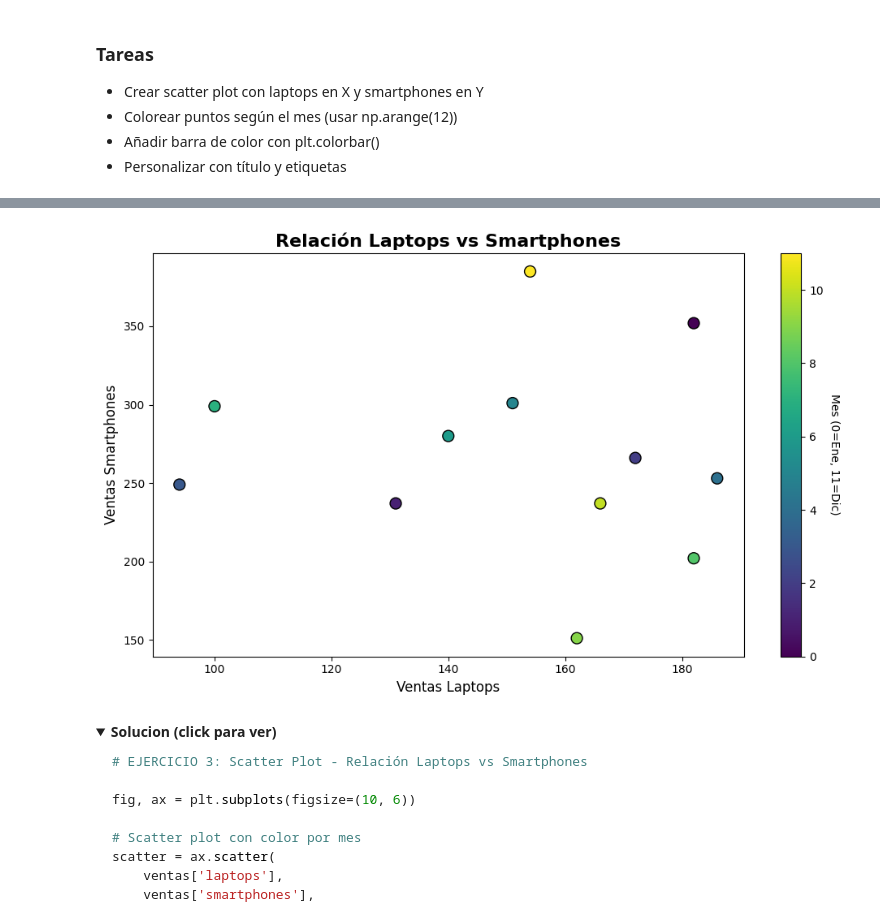
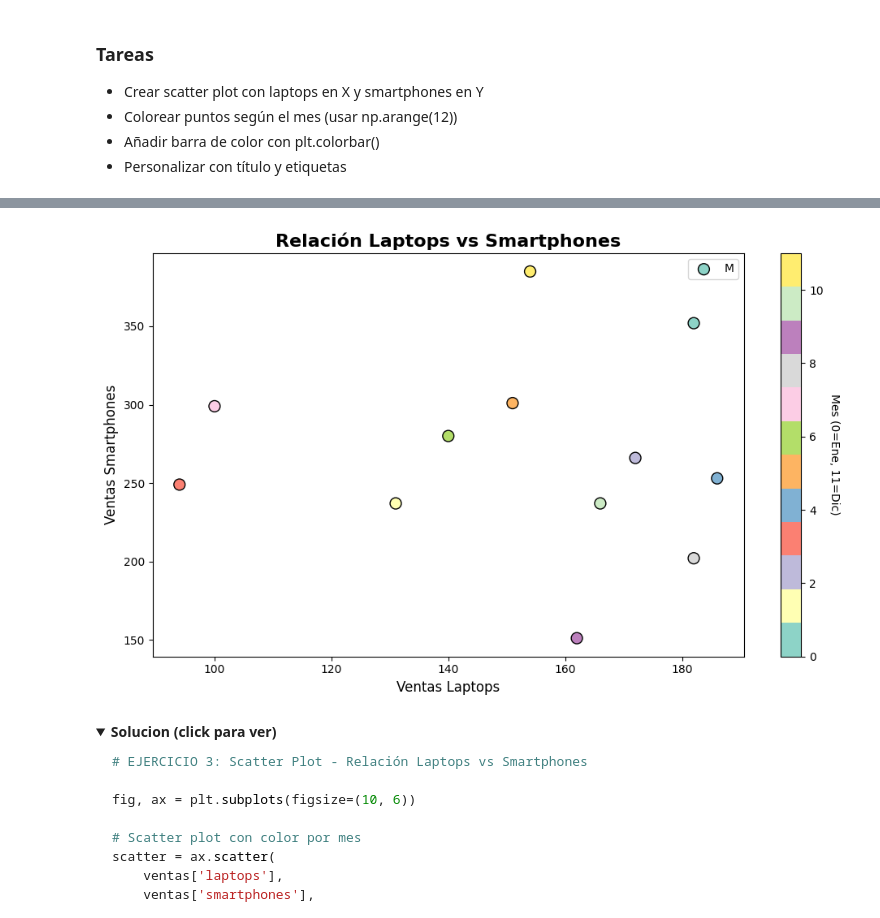
Before and after one commit to caarlosalonso/Master-IA-y-Big-Data, a Jupyter notebook: Matplotlib/matplotlib_techstore.ipynb, the cells around one changed output, grey strips where cells are left out. Saved outputs shown, nothing was run; the diff lists cells and outputs as text; code cells hidden in the pictures; folded sections open.

```diff
--- a/Matplotlib/matplotlib_techstore.ipynb
+++ b/Matplotlib/matplotlib_techstore.ipynb
@@ -217,30 +247,32 @@ Queremos ver si hay relación entre las ventas de laptops y smartphones. Además
 # %%
 # EJERCICIO 3: Scatter Plot - Relación Laptops vs Smartphones
 
 fig, ax = plt.subplots(figsize=(10, 6))
 
 # TODO: Crear scatter plot
 # - X: ventas['laptops']
 # - Y: ventas['smartphones']
 # - Color: np.arange(12) para representar mes
 # - Usar cmap='viridis', s=100, edgecolors='black'
 scatter = ax.scatter(ventas['laptops'], ventas['smartphones'],
-                     c=np.arange(12), cmap='viridis', s=100, edgecolors='black')
+                     c=np.arange(12), cmap='Set3', s=100, edgecolors='black')
 
 # TODO: Añadir colorbar
 cbar = plt.colorbar(scatter, ax=ax)
 cbar.set_label('Mes (0=Ene, 11=Dic)', rotation=270, labelpad=15)
 
 # Personalización
 ax.set_title('Relación Laptops vs Smartphones',
              fontsize=16, fontweight='bold')
 ax.set_xlabel('Ventas Laptops', fontsize=12)
 ax.set_ylabel('Ventas Smartphones', fontsize=12)
+ax.legend('Mes')
+
 
 plt.tight_layout()
 plt.show()
 # %% [output]
-[figure, old version]
+[figure, new version]
 # %% [markdown]
 <details>
 <summary><strong>Solucion (click para ver)</strong></summary>
```
Also changed, not shown: parts of 5 cells of this notebook, 2 other files.
